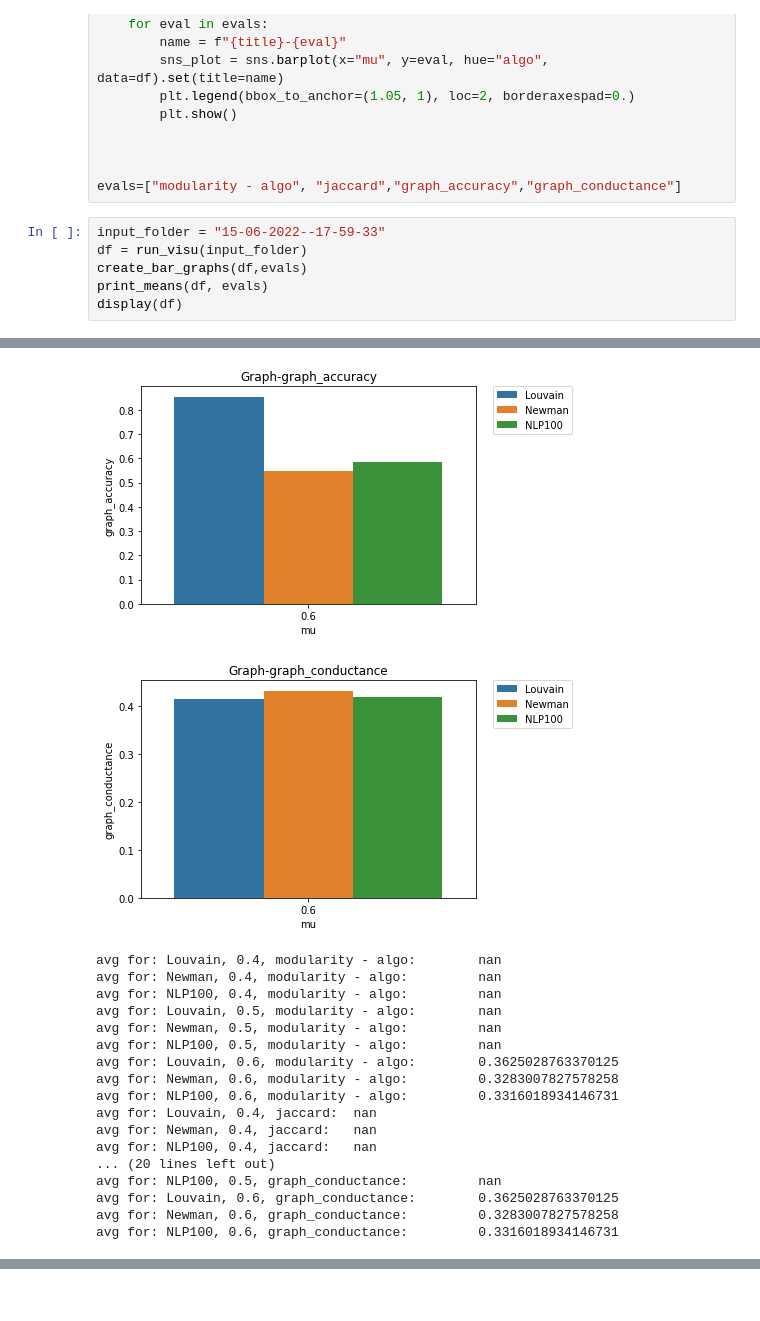
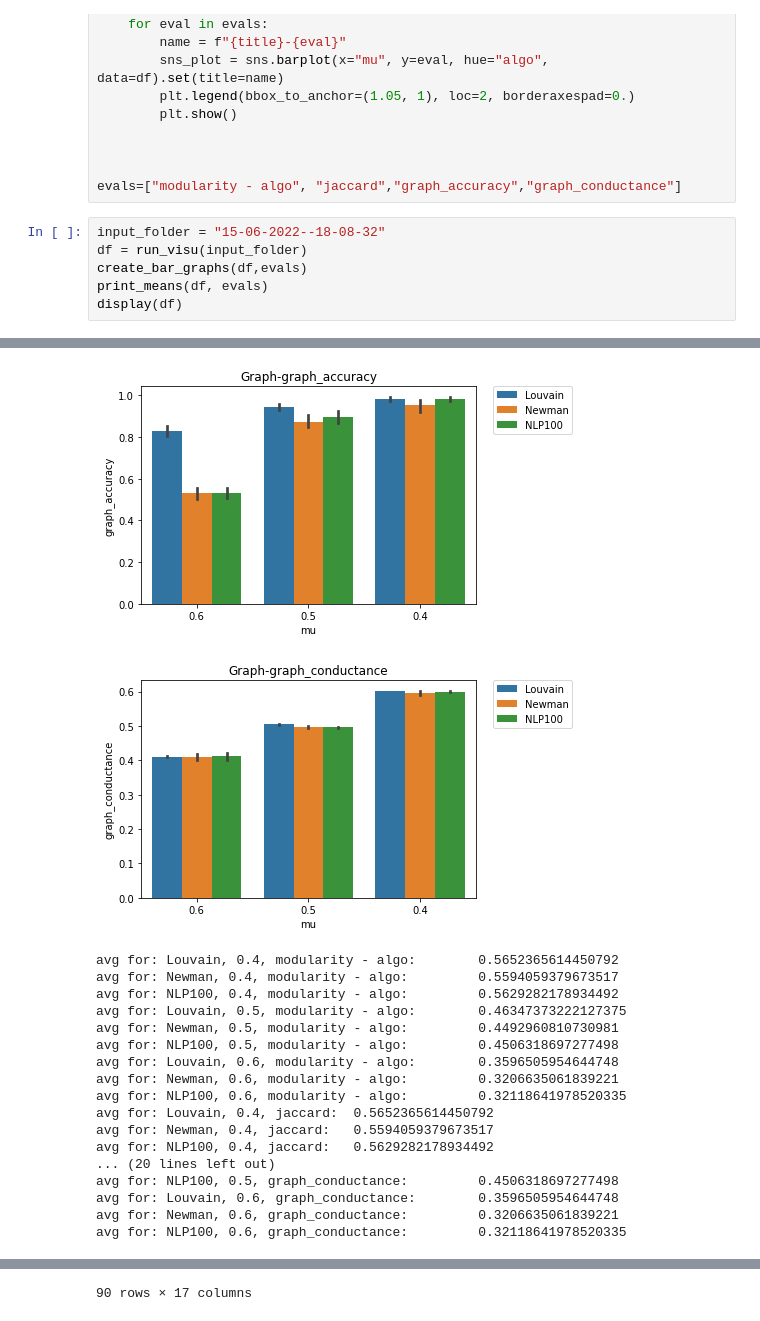
Before and after one commit to keskim1111/network-analysis, a Jupyter notebook: visualization/create_bar_plots_tests.ipynb, the cells around one changed output, grey strips where cells are left out. Cells and saved outputs as stored; diff of their text form.

```diff
--- a/visualization/create_bar_plots_tests.ipynb
+++ b/visualization/create_bar_plots_tests.ipynb
@@ -96,7 +96,7 @@ def create_bar_graphs(df, evals, title="Graph"):
 
 evals=["modularity - algo", "jaccard","graph_accuracy","graph_conductance"]
 # %%
-input_folder = "15-06-2022--17-59-33"
+input_folder = "15-06-2022--18-08-32"
 df = run_visu(input_folder)
 create_bar_graphs(df,evals)
 print_means(df, evals)
@@ -107,20 +107,20 @@ display(df)
-[figure, old version]
+[figure, new version]
-[figure, old version]
+[figure, new version]
-avg for: Louvain, 0.4, modularity - algo:        nan
-avg for: Newman, 0.4, modularity - algo:         nan
-avg for: NLP100, 0.4, modularity - algo:         nan
-avg for: Louvain, 0.5, modularity - algo:        nan
-avg for: Newman, 0.5, modularity - algo:         nan
-avg for: NLP100, 0.5, modularity - algo:         nan
-avg for: Louvain, 0.6, modularity - algo:        0.3625028763370125
-avg for: Newman, 0.6, modularity - algo:         0.3283007827578258
-avg for: NLP100, 0.6, modularity - algo:         0.3316018934146731
-avg for: Louvain, 0.4, jaccard:  nan
-avg for: Newman, 0.4, jaccard:   nan
-avg for: NLP100, 0.4, jaccard:   nan
+avg for: Louvain, 0.4, modularity - algo:        0.5652365614450792
+avg for: Newman, 0.4, modularity - algo:         0.5594059379673517
+avg for: NLP100, 0.4, modularity - algo:         0.5629282178934492
+avg for: Louvain, 0.5, modularity - algo:        0.46347373222127375
+avg for: Newman, 0.5, modularity - algo:         0.4492960810730981
+avg for: NLP100, 0.5, modularity - algo:         0.4506318697277498
+avg for: Louvain, 0.6, modularity - algo:        0.3596505954644748
+avg for: Newman, 0.6, modularity - algo:         0.3206635061839221
+avg for: NLP100, 0.6, modularity - algo:         0.32118641978520335
+avg for: Louvain, 0.4, jaccard:  0.5652365614450792
+avg for: Newman, 0.4, jaccard:   0.5594059379673517
+avg for: NLP100, 0.4, jaccard:   0.5629282178934492
 ... (20 lines left out)
-avg for: NLP100, 0.5, graph_conductance:         nan
-avg for: Louvain, 0.6, graph_conductance:        0.3625028763370125
-avg for: Newman, 0.6, graph_conductance:         0.3283007827578258
-avg for: NLP100, 0.6, graph_conductance:         0.3316018934146731
+avg for: NLP100, 0.5, graph_conductance:         0.4506318697277498
+avg for: Louvain, 0.6, graph_conductance:        0.3596505954644748
+avg for: Newman, 0.6, graph_conductance:         0.3206635061839221
+avg for: NLP100, 0.6, graph_conductance:         0.32118641978520335
 |  | algo | modularity - real | modularity - algo | jaccard | graph_conductance | graph_sensitivity | ... |
@@ -129,0 +138 @@ avg for: NLP100, 0.6, graph_conductance:         0.3316018934146731
+90 rows × 17 columns
```
Also changed, not shown: parts of 2 cells of this notebook, 2 other files.
